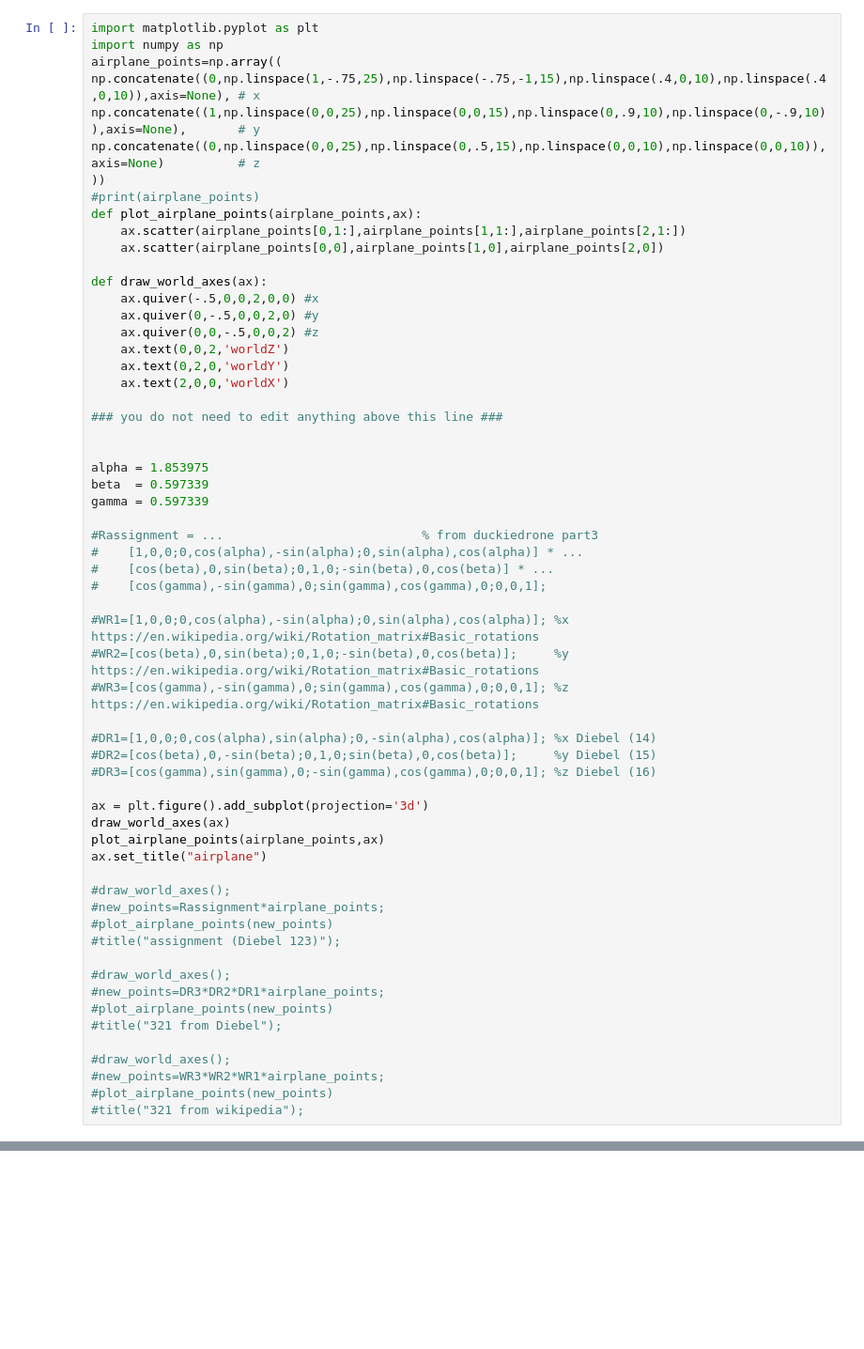
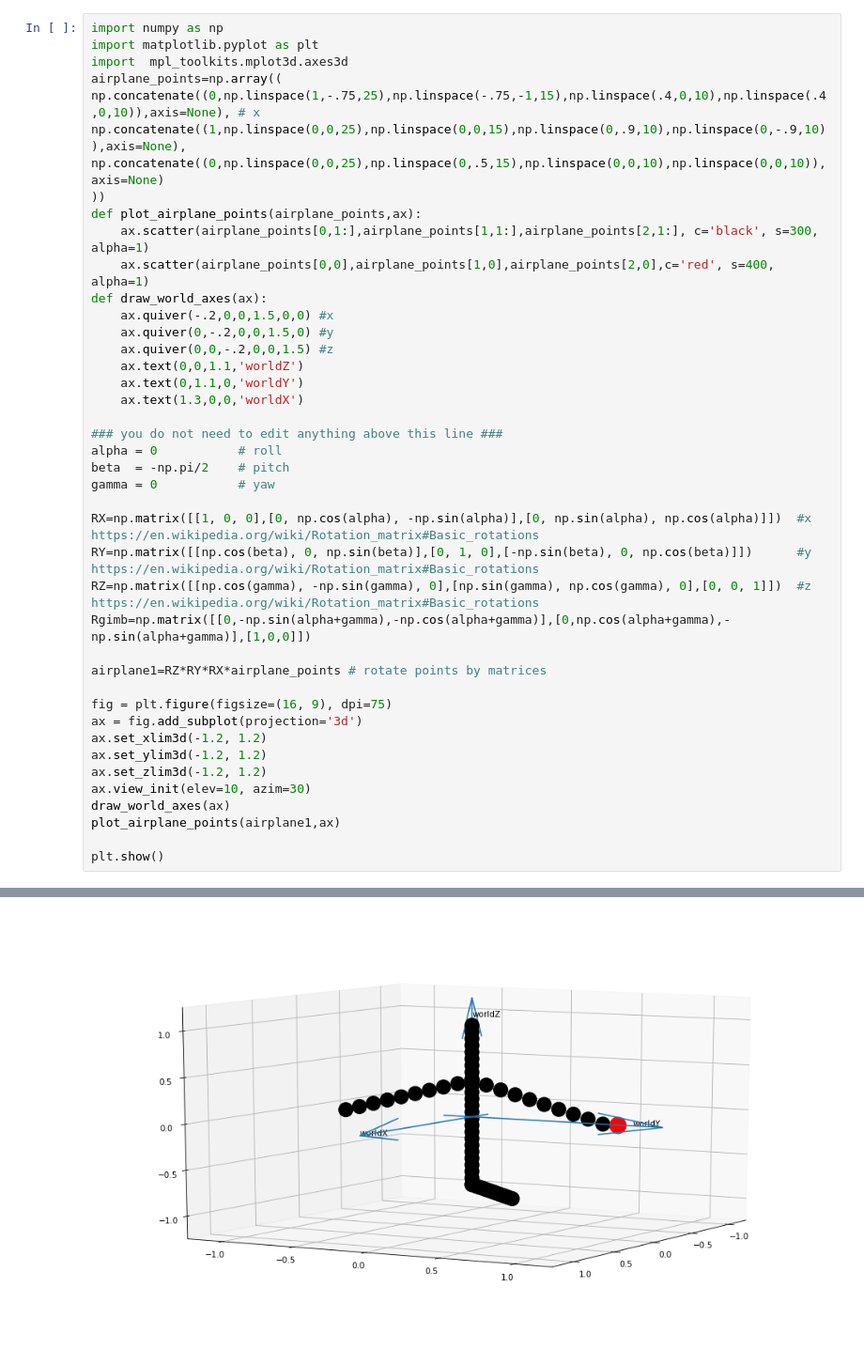
Before and after one commit to duckietown/duckietown-lx, a Jupyter notebook: dd21-sensors-imu/notebooks/1-rotation-representations.ipynb, the cells around one changed output, grey strips where cells are left out. Shown at 94% size. Saved outputs shown, nothing was run; the diff lists cells and outputs as text; blank space fills up the shorter version.

Commit message:
plane rotation code working

```diff
--- a/dd21-sensors-imu/notebooks/1-rotation-representations.ipynb
+++ b/dd21-sensors-imu/notebooks/1-rotation-representations.ipynb
@@ -122,61 +122,43 @@ Reflect on your answers to the previous 4 questions. What are the questions tryi
 # %%
+import numpy as np
 import matplotlib.pyplot as plt
-import numpy as np
+import  mpl_toolkits.mplot3d.axes3d
 airplane_points=np.array((
 np.concatenate((0,np.linspace(1,-.75,25),np.linspace(-.75,-1,15),np.linspace(.4,0,10),np.linspace(.4,0,10)),axis=None), # x
-np.concatenate((1,np.linspace(0,0,25),np.linspace(0,0,15),np.linspace(0,.9,10),np.linspace(0,-.9,10)),axis=None),       # y
-np.concatenate((0,np.linspace(0,0,25),np.linspace(0,.5,15),np.linspace(0,0,10),np.linspace(0,0,10)),axis=None)          # z
+np.concatenate((1,np.linspace(0,0,25),np.linspace(0,0,15),np.linspace(0,.9,10),np.linspace(0,-.9,10)),axis=None),
+np.concatenate((0,np.linspace(0,0,25),np.linspace(0,.5,15),np.linspace(0,0,10),np.linspace(0,0,10)),axis=None)
 ))
-#print(airplane_points)
 def plot_airplane_points(airplane_points,ax):
-    ax.scatter(airplane_points[0,1:],airplane_points[1,1:],airplane_points[2,1:])
-    ax.scatter(airplane_points[0,0],airplane_points[1,0],airplane_points[2,0])
-
+    ax.scatter(airplane_points[0,1:],airplane_points[1,1:],airplane_points[2,1:], c='black', s=300, alpha=1)
+    ax.scatter(airplane_points[0,0],airplane_points[1,0],airplane_points[2,0],c='red', s=400, alpha=1)
 def draw_world_axes(ax):
-    ax.quiver(-.5,0,0,2,0,0) #x
-    ax.quiver(0,-.5,0,0,2,0) #y
-    ax.quiver(0,0,-.5,0,0,2) #z
-    ax.text(0,0,2,'worldZ')
-    ax.text(0,2,0,'worldY')
-    ax.text(2,0,0,'worldX')
+    ax.quiver(-.2,0,0,1.5,0,0) #x
+    ax.quiver(0,-.2,0,0,1.5,0) #y
+    ax.quiver(0,0,-.2,0,0,1.5) #z
+    ax.text(0,0,1.1,'worldZ')
+    ax.text(0,1.1,0,'worldY')
+    ax.text(1.3,0,0,'worldX')
 
 ### you do not need to edit anything above this line ###
+alpha = 0           # roll
+beta  = -np.pi/2    # pitch
+gamma = 0           # yaw
 
+RX=np.matrix([[1, 0, 0],[0, np.cos(alpha), -np.sin(alpha)],[0, np.sin(alpha), np.cos(alpha)]])  #x  https://en.wikipedia.org/wiki/Rotation_matrix#Basic_rotations
+RY=np.matrix([[np.cos(beta), 0, np.sin(beta)],[0, 1, 0],[-np.sin(beta), 0, np.cos(beta)]])      #y  https://en.wikipedia.org/wiki/Rotation_matrix#Basic_rotations
+RZ=np.matrix([[np.cos(gamma), -np.sin(gamma), 0],[np.sin(gamma), np.cos(gamma), 0],[0, 0, 1]])  #z  https://en.wikipedia.org/wiki/Rotation_matrix#Basic_rotations
+Rgimb=np.matrix([[0,-np.sin(alpha+gamma),-np.cos(alpha+gamma)],[0,np.cos(alpha+gamma),-np.sin(alpha+gamma)],[1,0,0]])
 
-alpha = 1.853975
-beta  = 0.597339
-gamma = 0.597339
+airplane1=RZ*RY*RX*airplane_points # rotate points by matrices
 
-#Rassignment = ...                           % from duckiedrone part3
-#    [1,0,0;0,cos(alpha),-sin(alpha);0,sin(alpha),cos(alpha)] * ...
-#    [cos(beta),0,sin(beta);0,1,0;-sin(beta),0,cos(beta)] * ...
-#    [cos(gamma),-sin(gamma),0;sin(gamma),cos(gamma),0;0,0,1];
+fig = plt.figure(figsize=(16, 9), dpi=75)
+ax = fig.add_subplot(projection='3d')
+ax.set_xlim3d(-1.2, 1.2)
+ax.set_ylim3d(-1.2, 1.2)
+ax.set_zlim3d(-1.2, 1.2)
+ax.view_init(elev=10, azim=30)
+draw_world_axes(ax)
+plot_airplane_points(airplane1,ax)
 
-#WR1=[1,0,0;0,cos(alpha),-sin(alpha);0,sin(alpha),cos(alpha)]; %x  https://en.wikipedia.org/wiki/Rotation_matrix#Basic_rotations
-#WR2=[cos(beta),0,sin(beta);0,1,0;-sin(beta),0,cos(beta)];     %y  https://en.wikipedia.org/wiki/Rotation_matrix#Basic_rotations
-#WR3=[cos(gamma),-sin(gamma),0;sin(gamma),cos(gamma),0;0,0,1]; %z  https://en.wikipedia.org/wiki/Rotation_matrix#Basic_rotations
-
-#DR1=[1,0,0;0,cos(alpha),sin(alpha);0,-sin(alpha),cos(alpha)]; %x Diebel (14)
-#DR2=[cos(beta),0,-sin(beta);0,1,0;sin(beta),0,cos(beta)];     %y Diebel (15)
-#DR3=[cos(gamma),sin(gamma),0;-sin(gamma),cos(gamma),0;0,0,1]; %z Diebel (16)
-
-ax = plt.figure().add_subplot(projection='3d')
-draw_world_axes(ax)
-plot_airplane_points(airplane_points,ax)
-ax.set_title("airplane")
-
-#draw_world_axes();
-#new_points=Rassignment*airplane_points;
-#plot_airplane_points(new_points)
-#title("assignment (Diebel 123)");
-
-#draw_world_axes();
-#new_points=DR3*DR2*DR1*airplane_points;
-#plot_airplane_points(new_points)
-#title("321 from Diebel");
-
-#draw_world_axes();
-#new_points=WR3*WR2*WR1*airplane_points;
-#plot_airplane_points(new_points)
-#title("321 from wikipedia");
+plt.show()
 # %% [output]
@@ -184,0 +165 @@ ValueError: Unknown projection '3d'
+[figure, added]
```
Also changed, not shown: parts of 3 cells of this notebook.
